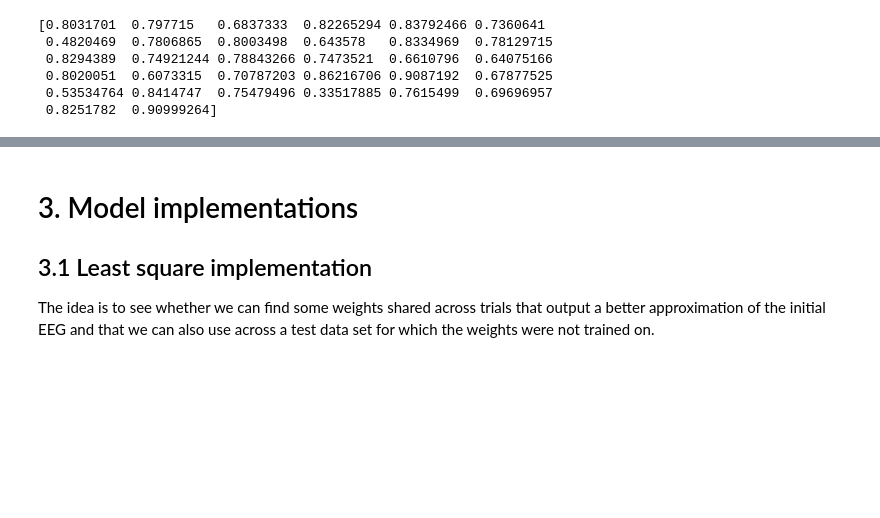
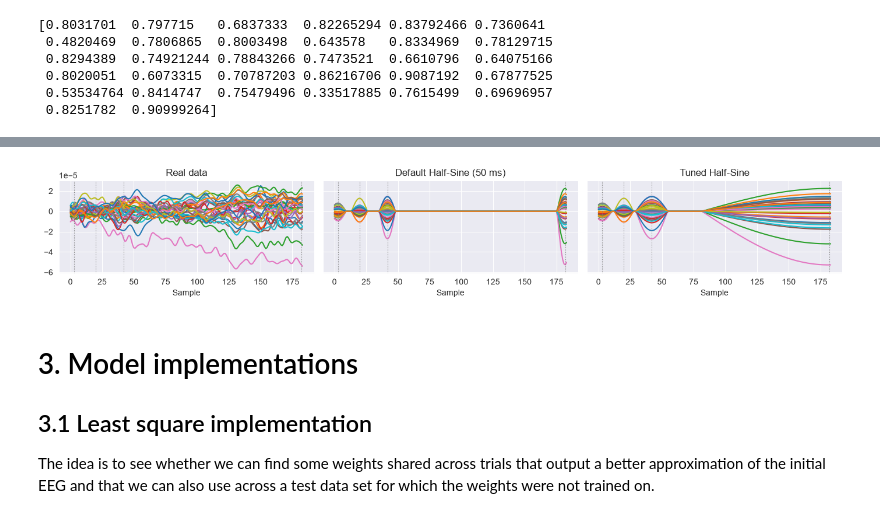
Before and after one commit to cleliamr/EEG_prediction, a Jupyter notebook: main.ipynb, the cells around one changed output, grey strips where cells are left out. Saved outputs shown, nothing was run; the diff lists cells and outputs as text; code cells hidden in the pictures; blank space fills up the shorter version.

```diff
--- a/main.ipynb
+++ b/main.ipynb
@@ -310,3 +367,22 @@ The procedure:
+# %%
+k = 0                                    # k-th usable trial; change to look at others
+ri, ei = tuner._trials[k]                # position in (recording, epoch)
+rt = int(tuner.rt[ri, ei])               # response time in samples
+
+def one_trial(ds):
+    return ds.isel(recording=ri, epoch=ei).isel(sample=slice(0, rt))["data"]
+
+fig, ax = plt.subplots(1, 3, figsize=(14, 2.5), sharey=True)   # sharey so amplitudes are comparable
+for a, ds, title in zip(ax, [epoch_data, default_sim, tuned_sim],
+                        ["Real data", "Default Half-Sine (50 ms)", "Tuned Half-Sine"]):
+    a.plot(one_trial(ds).values.T)       # (channel, sample).T -> one line per electrode
+    a.set_title(title)
+    for e in range(tuner.n_events):      # HMP event times of this trial
+        a.axvline(tuner.ev_time[ri, ei, e], color="grey", ls=":", lw=0.8)
+    a.set_xlabel("Sample")
+plt.tight_layout()
+# %% [output]
+[figure, added]
 # %% [markdown]
 # 3. Model implementations
 ## 3.1 Least square implementation
```
Also changed, not shown: parts of 4 cells of this notebook, 1 other file.
